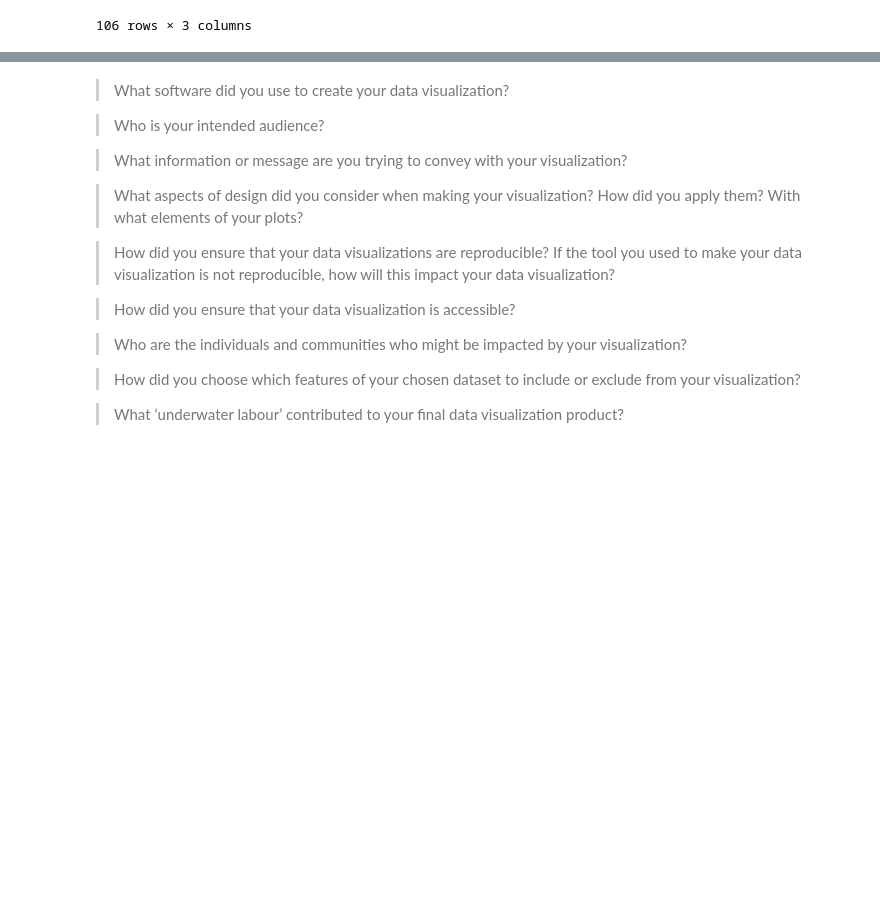
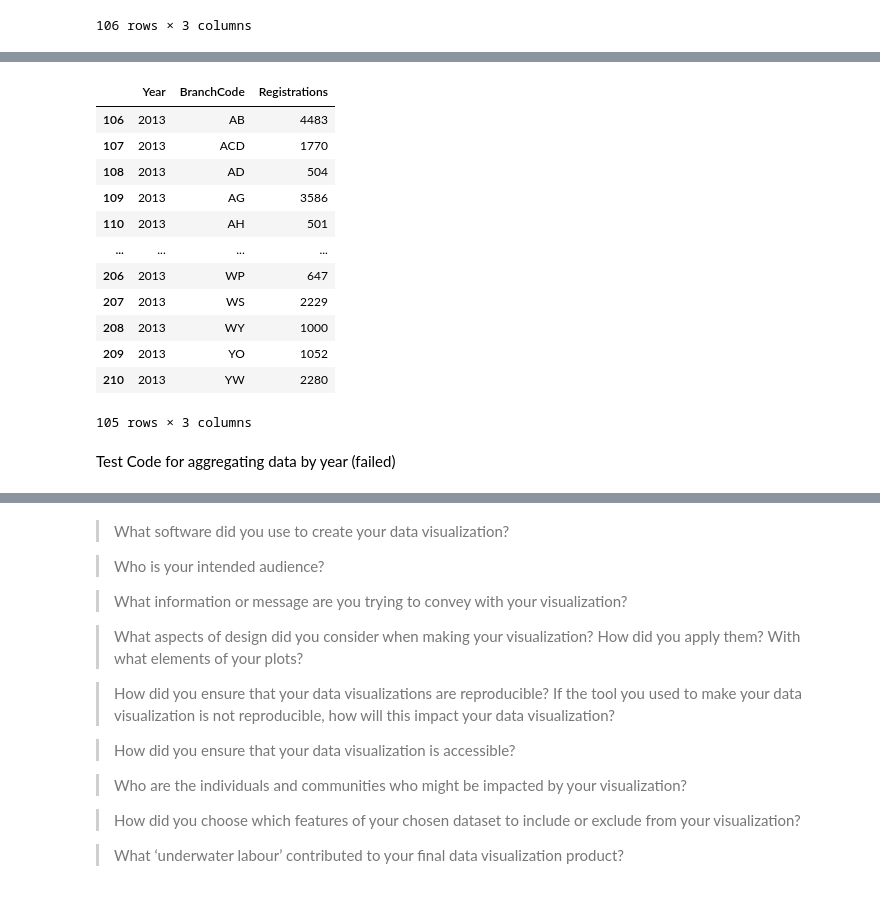
Before and after one commit to andreaholstein/visualization, a Jupyter notebook: 02_activities/assignments/Assignment3_Viz.ipynb, the cells around one changed output, grey strips where cells are left out. Drawn from its saved outputs; the diff is of its cells as text; code cells hidden in the pictures; blank space fills up the shorter version.

```diff
--- a/02_activities/assignments/Assignment3_Viz.ipynb
+++ b/02_activities/assignments/Assignment3_Viz.ipynb
@@ -93,0 +137,19 @@ ax_image.axis("off") # take ticks and border off image
+# %%
+# Test parse
+card_reg2013
+# %% [output]
+|  | Year | BranchCode | Registrations |
+| 106 | 2013 | AB | 4483 |
+| 107 | 2013 | ACD | 1770 |
+| 108 | 2013 | AD | 504 |
+| 109 | 2013 | AG | 3586 |
+| 110 | 2013 | AH | 501 |
+| ... | ... | ... | ... |
+| 206 | 2013 | WP | 647 |
+| 207 | 2013 | WS | 2229 |
+| 208 | 2013 | WY | 1000 |
+| 209 | 2013 | YO | 1052 |
+| 210 | 2013 | YW | 2280 |
+105 rows × 3 columns
+# %% [markdown]
+Test Code for aggregating data by year (failed)
```
Also changed, not shown: parts of 12 cells of this notebook.
